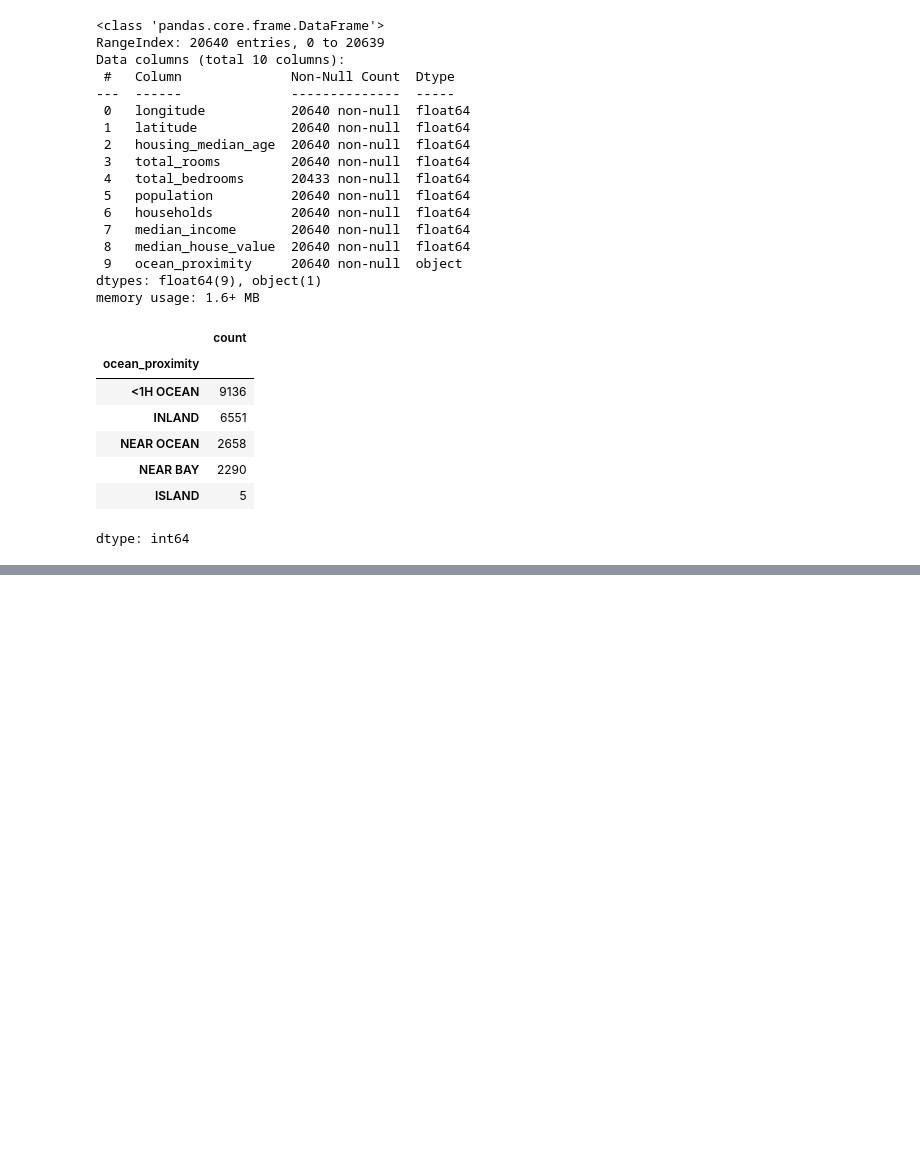
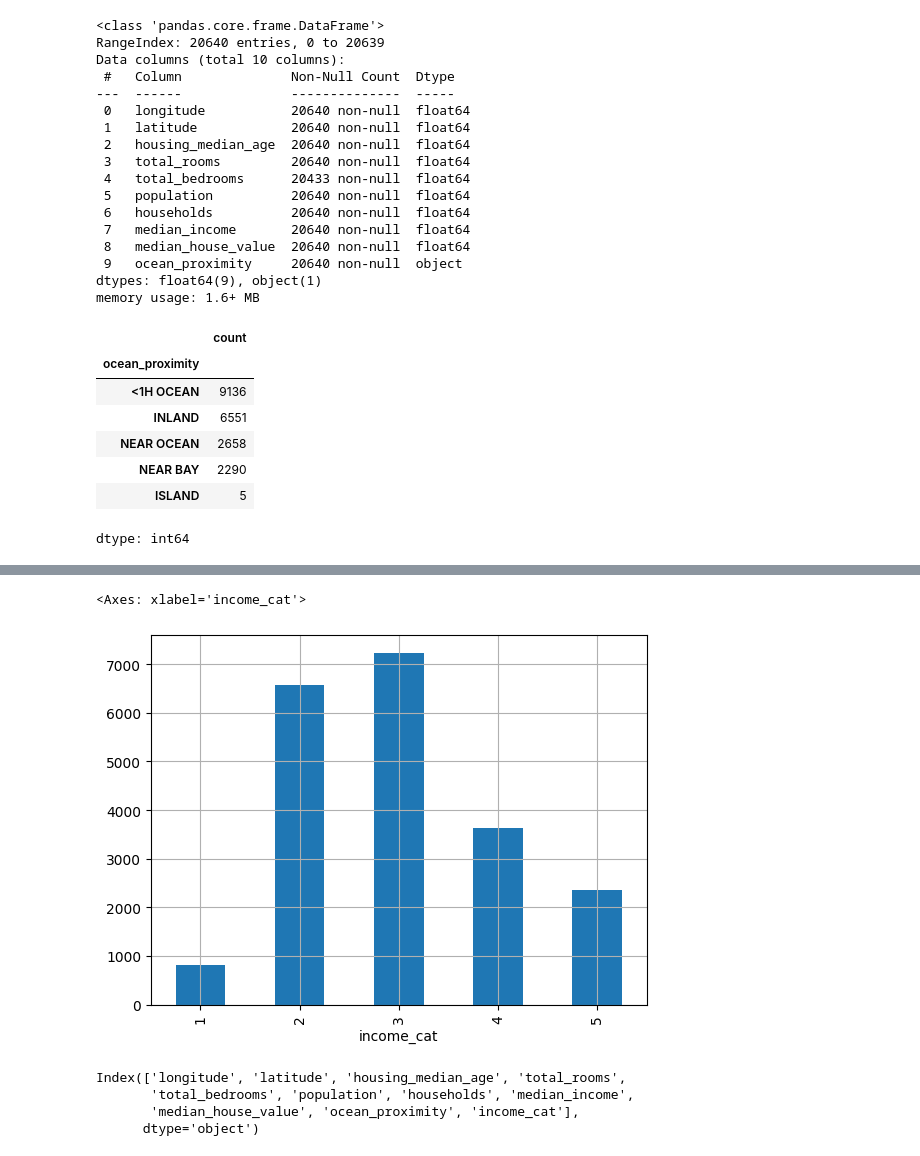
Before and after one commit to 19mddill/ML_Aurelien, a Jupyter notebook: california_housing.ipynb, the cells around one changed output, grey strips where cells are left out. Cells and saved outputs as stored; diff of their text form; code cells hidden in the pictures; blank space fills up the shorter version.

```diff
--- a/california_housing.ipynb
+++ b/california_housing.ipynb
@@ -93,0 +149,12 @@ housing.describe()
+# %%
+housing['income_cat'].value_counts().sort_index().plot.bar(rot=90,grid=True)
+# %% [output]
+<Axes: xlabel='income_cat'>
+[figure, added]
+# %%
+housing.columns
+# %% [output]
+Index(['longitude', 'latitude', 'housing_median_age', 'total_rooms',
+       'total_bedrooms', 'population', 'households', 'median_income',
+       'median_house_value', 'ocean_proximity', 'income_cat'],
+      dtype='object')
```
Also changed, not shown: parts of 103 cells of this notebook.
